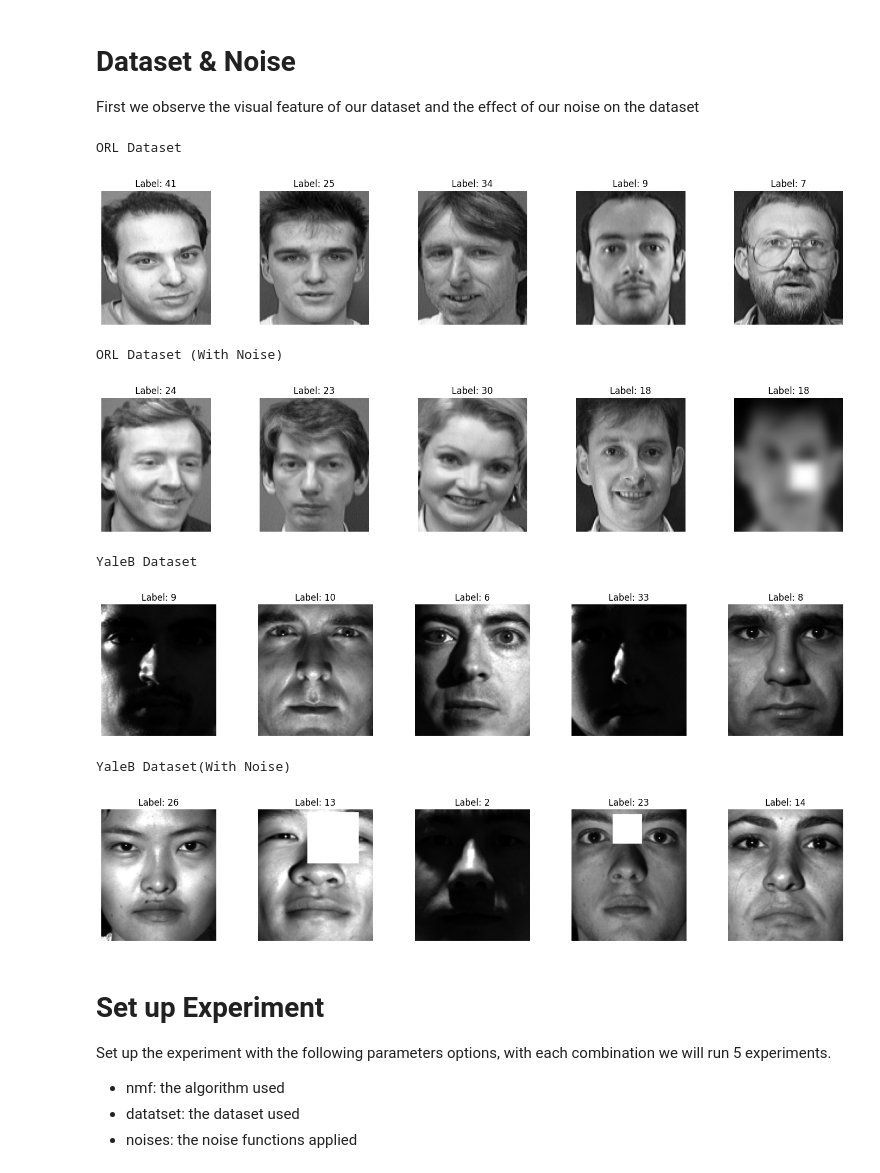
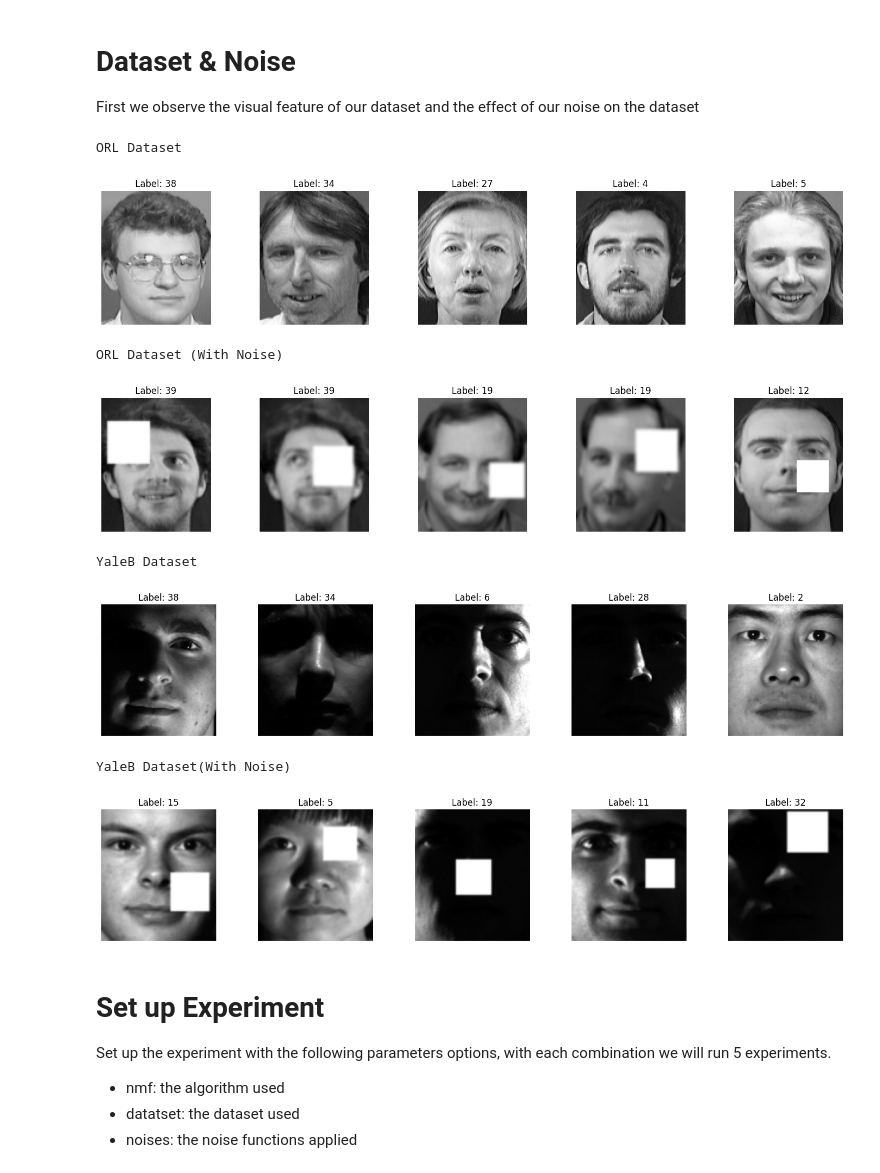
Before and after one commit to easonyu0203/assignment1, a Jupyter notebook: main.ipynb, the cells around one changed output. Cells and saved outputs as stored; diff of their text form; code cells hidden in the pictures.

```diff
--- a/main.ipynb
+++ b/main.ipynb
@@ -4,35 +5,35 @@ First we observe the visual feature of our dataset and the effect of our noise o
 # %%
 from preprocessing.noise import BlockNoise, BlurNoise
 from utils.visualization import sample_and_plot_images
 from preprocessing.load_data import load_image_data
 
-block_noise = BlockNoise(mean=0.35, std=0.05, prob=0.15)
-blur_noise = BlurNoise(mean=2, std=1, prob=0.15)
+block_noise_p100 = BlockNoise(mean=0.35, std=0.05, prob=1)
+blur_noise_p100 = BlurNoise(mean=1, std=0.5, prob=1)
 
 _, image_labels, image_objects = load_image_data('./data/ORL', noise_functions=[])
 print("ORL Dataset")
 sample_and_plot_images(image_objects, image_labels)
 
-_, image_labels, image_objects = load_image_data('./data/ORL', noise_functions=[block_noise, blur_noise])
+_, image_labels, image_objects = load_image_data('./data/ORL', noise_functions=[block_noise_p100, blur_noise_p100])
 print("ORL Dataset (With Noise)")
 sample_and_plot_images(image_objects, image_labels)
 
 _, image_labels, image_objects = load_image_data('./data/CroppedYaleB', noise_functions=[])
 print("YaleB Dataset")
 sample_and_plot_images(image_objects, image_labels)
 
-_, image_labels, image_objects = load_image_data('./data/CroppedYaleB', noise_functions=[block_noise, blur_noise])
+_, image_labels, image_objects = load_image_data('./data/CroppedYaleB', noise_functions=[block_noise_p100, blur_noise_p100])
 print("YaleB Dataset(With Noise)")
 sample_and_plot_images(image_objects, image_labels)
 # %% [output]
 ORL Dataset
-[figure, old version]
+[figure, new version]
 ORL Dataset (With Noise)
-[figure, old version]
+[figure, new version]
 YaleB Dataset
-[figure, old version]
+[figure, new version]
 YaleB Dataset(With Noise)
-[figure, old version]
+[figure, new version]
 # %% [markdown]
 # Set up Experiment
 Set up the experiment with the following parameters options, with each combination we will run 5 experiments.
```
Also changed, not shown: parts of 4 cells of this notebook.
